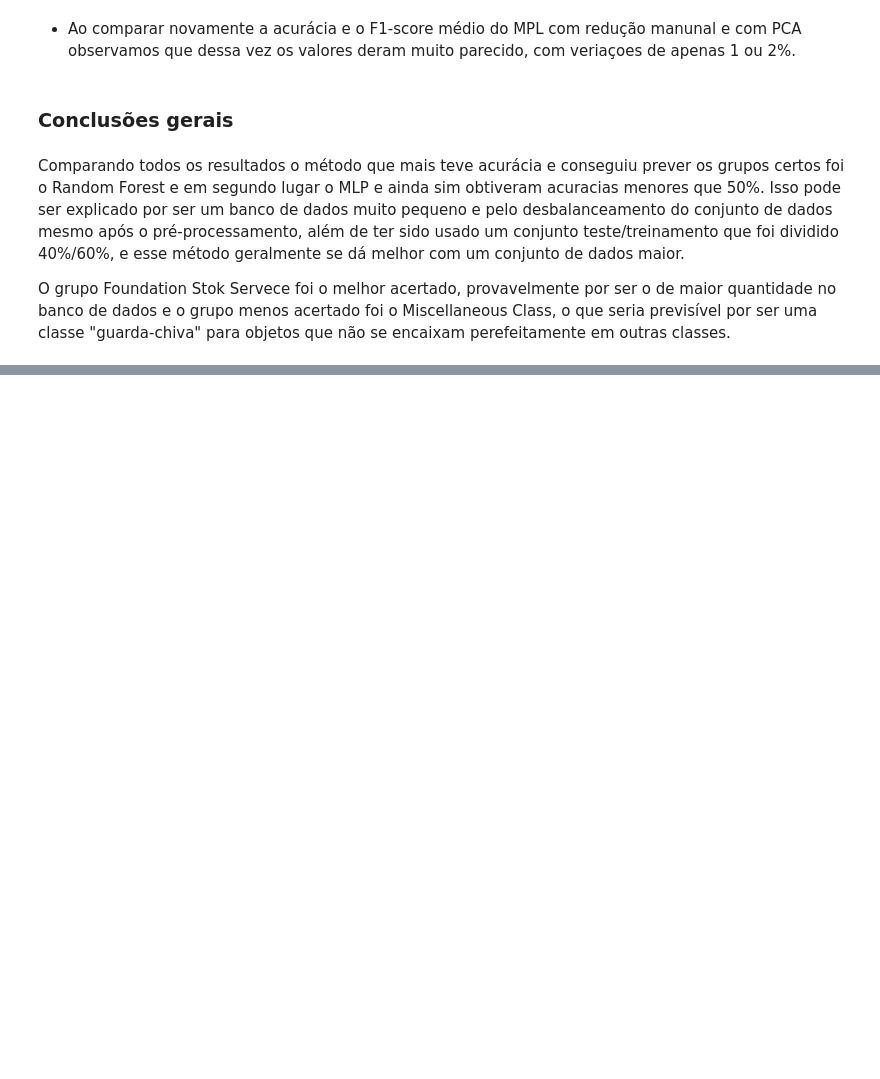
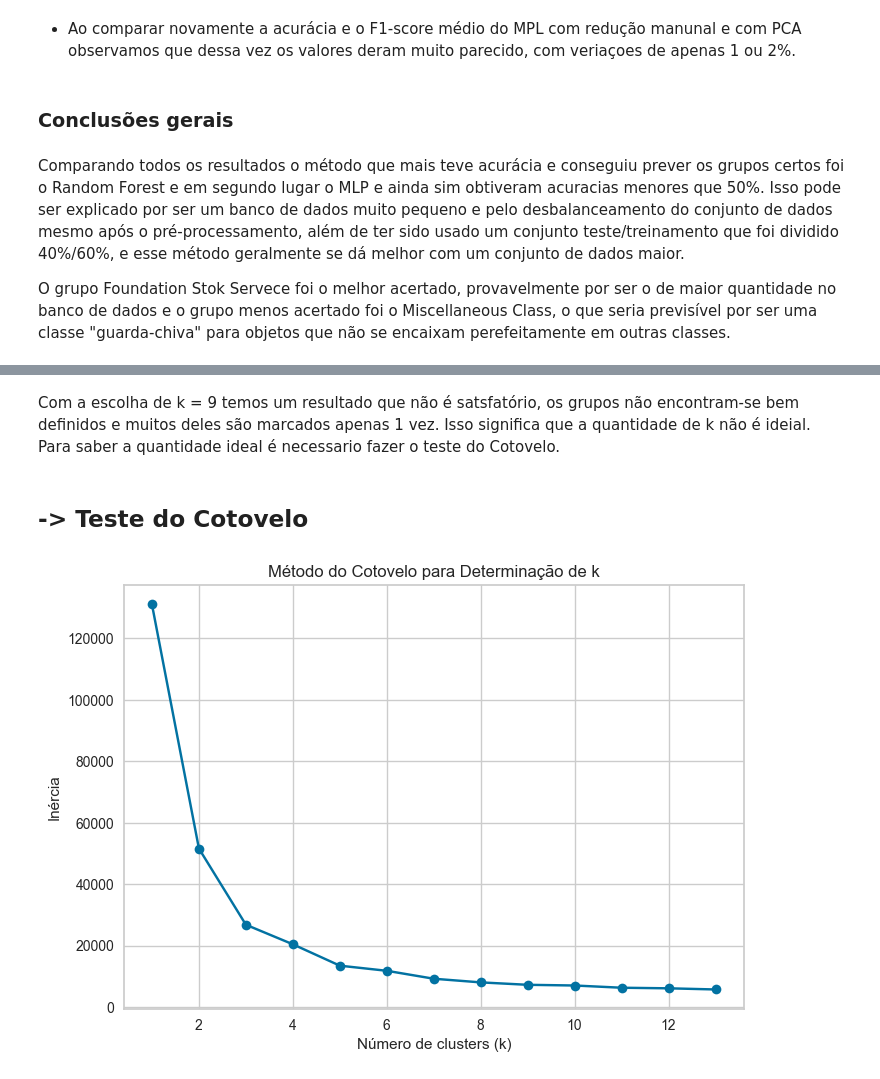
Before and after one commit to anacsantos0/Prova_IA-, a Jupyter notebook: teste.ipynb, the cells around one changed output, grey strips where cells are left out. Cells and saved outputs as stored; diff of their text form; code cells hidden in the pictures; blank space fills up the shorter version.

```diff
--- a/teste.ipynb
+++ b/teste.ipynb
@@ -951,0 +1012,25 @@ Comparando todos os resultados o método que mais teve acurácia e conseguiu pre
+# %% [markdown]
+Com a escolha de k = 9 temos um resultado que não é satsfatório, os grupos não encontram-se bem definidos e muitos deles são marcados apenas 1 vez. Isso significa que a quantidade de k não é ideial. Para saber a quantidade ideal é necessario fazer o teste do Cotovelo.
+# %% [markdown]
+## -> Teste do Cotovelo
+# %%
+from sklearn.cluster import KMeans
+import matplotlib.pyplot as plt
+
+# Lista para armazenar os valores da inércia
+inertia_values = []
+
+# Testar diferentes valores de k
+for k in range(1, 14):
+    kmeans = KMeans(n_clusters=k)
+    kmeans.fit(features)
+    inertia_values.append(kmeans.inertia_)
+
+# Plotar o gráfico do método do cotovelo
+plt.plot(range(1, 14), inertia_values, marker='o')
+plt.xlabel('Número de clusters (k)')
+plt.ylabel('Inércia')
+plt.title('Método do Cotovelo para Determinação de k')
+plt.show()
+# %% [output]
+[figure, added]
```
Also changed, not shown: parts of 33 cells of this notebook, 3 other files.
